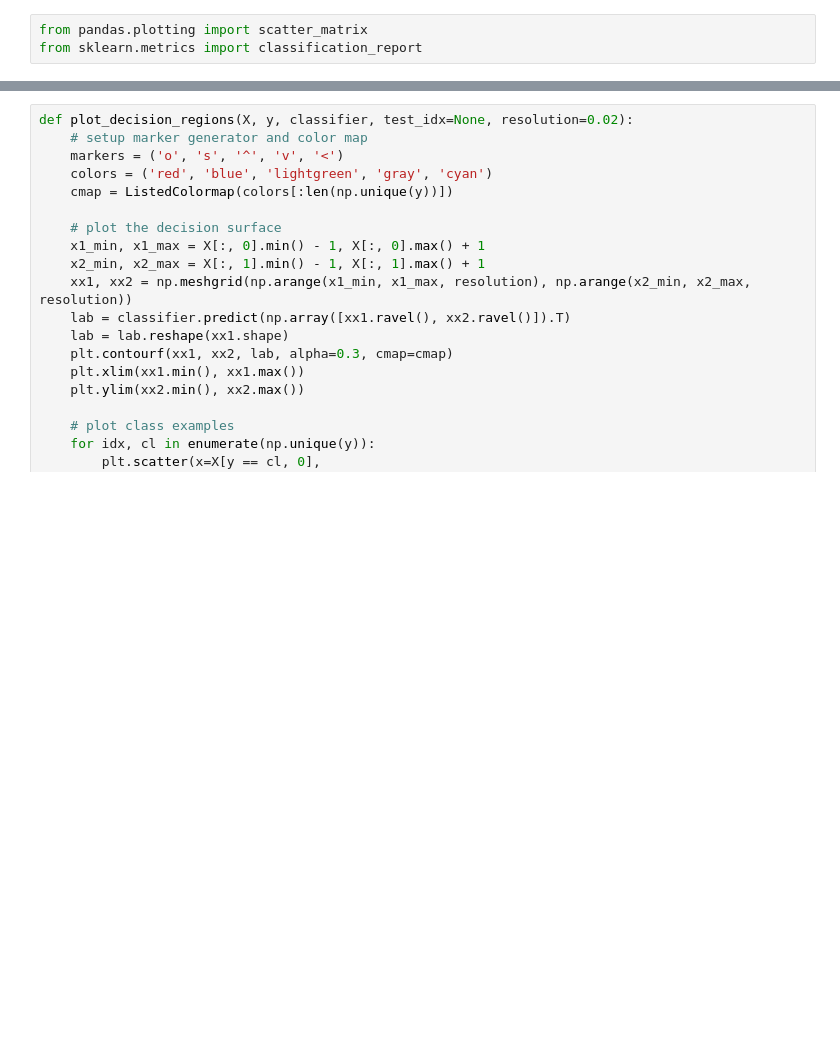
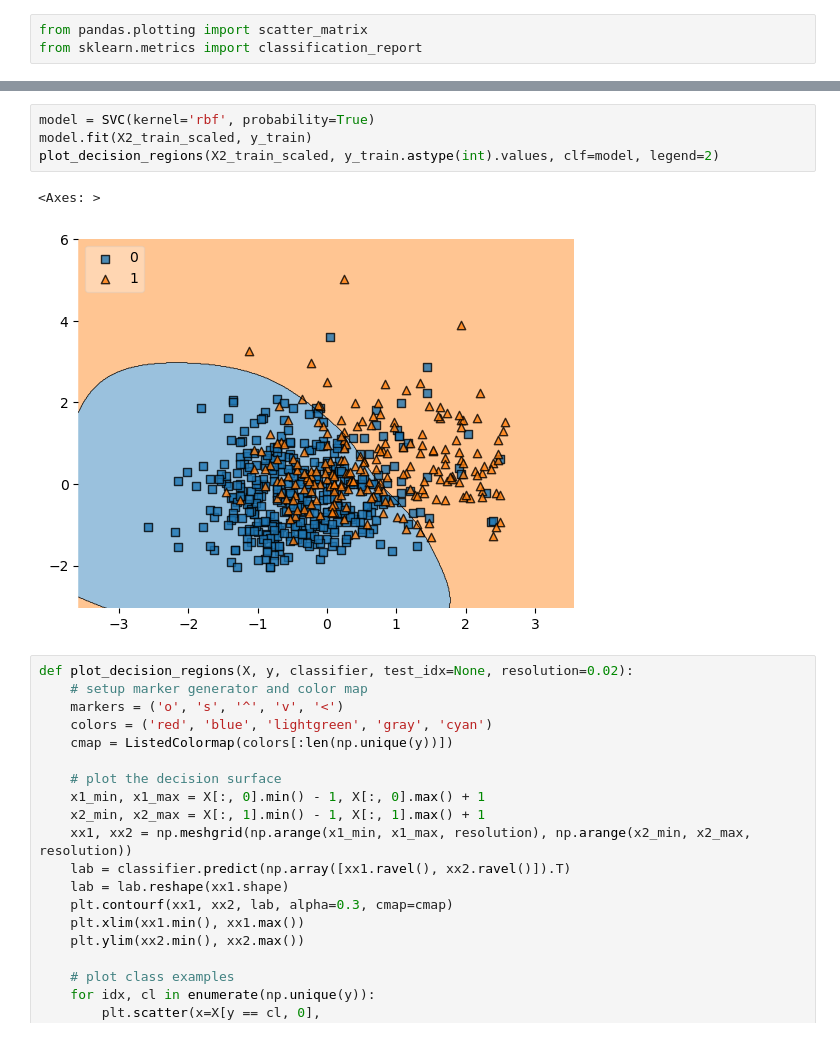
Before and after one commit to jpmckeown/ML-methods-demo, a Jupyter notebook: classifier_show_and_tell.ipynb, the cells around one changed output, grey strips where cells are left out. Cells and saved outputs as stored; diff of their text form; blank space fills up the shorter version.

```diff
--- a/classifier_show_and_tell.ipynb
+++ b/classifier_show_and_tell.ipynb
@@ -501,3 +527,10 @@ from sklearn.metrics import classification_report
+# %%
+model = SVC(kernel='rbf', probability=True)
+model.fit(X2_train_scaled, y_train)
+plot_decision_regions(X2_train_scaled, y_train.astype(int).values, clf=model, legend=2)
+# %% [output]
+<Axes: >
+[figure, added]
 # %%
 def plot_decision_regions(X, y, classifier, test_idx=None, resolution=0.02):
     # setup marker generator and color map
```
Also changed, not shown: parts of 7 cells of this notebook.
